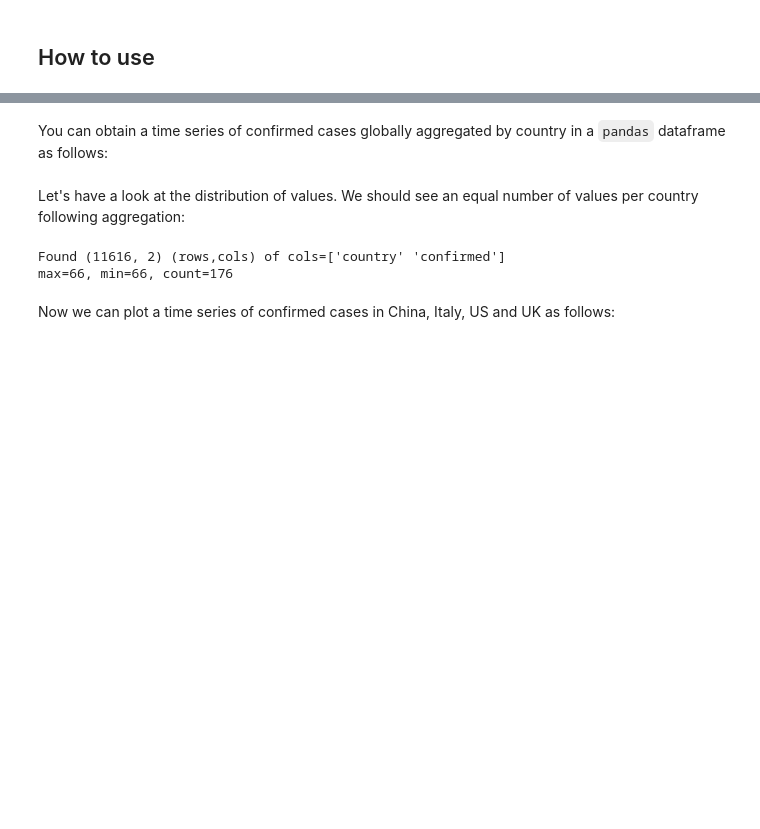
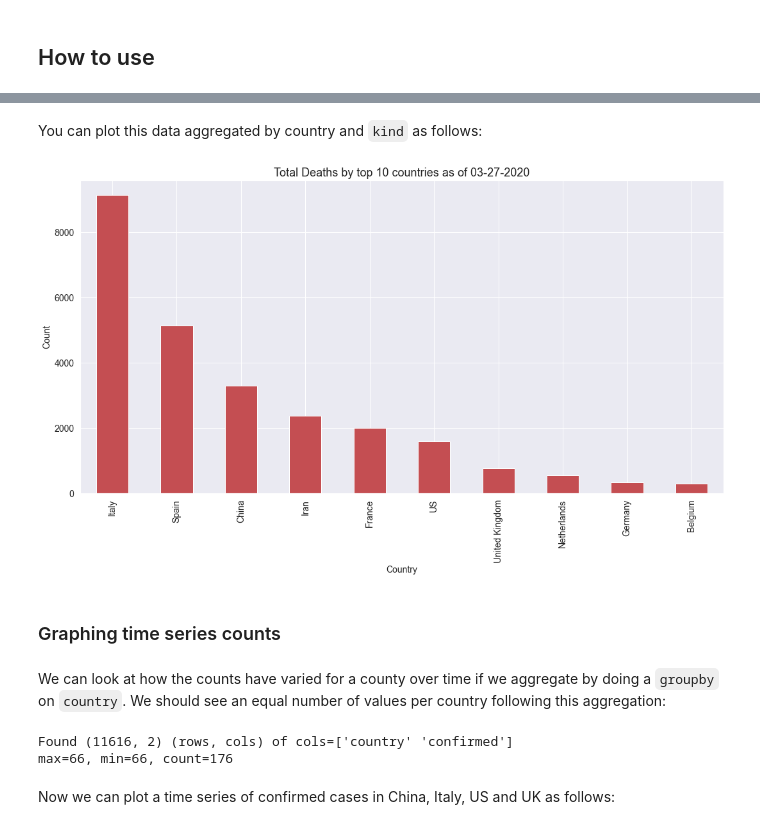
Before and after one commit to malminhas/covid, a Jupyter notebook: index.ipynb, the cells around one changed output, grey strips where cells are left out. Cells and saved outputs as stored; diff of their text form; code cells hidden in the pictures; blank space fills up the shorter version.

```diff
--- a/index.ipynb
+++ b/index.ipynb
@@ -15,2 +34,2 @@ This code is not yet in PyPI.  The corresponding functions described below are a
 # %% [markdown]
-You can obtain a time series of confirmed cases globally aggregated by country in a `pandas` dataframe as follows:
+You can plot this data aggregated by country and `kind` as follows:
@@ -19,11 +36,19 @@ df = procTimeSeriesConfirmed()
+# %%
+setDefaults()
+plotDailyReport(getDailyReport(getYesterday()), color='r', kind='Deaths')
+# %% [output]
+[figure, added]
+# %% [markdown]
+### Graphing time series counts
 # %% [markdown]
-Let's have a look at the distribution of values.  We should see an equal number of values per country following aggregation:
+We can look at how the counts have varied for a county over time if we aggregate by doing a `groupby` on `country`.  We should see an equal number of values per country following this aggregation:
 # %%
-print(f'Found {df.shape} (rows,cols) of cols={df.columns.values}')
+df = procTimeSeriesConfirmed()
+print(f'Found {df.shape} (rows, cols) of cols={df.columns.values}')
 ddf = df.groupby('country')['confirmed'].count().sort_values(ascending=True)
 print(f'max={ddf.max()}, min={ddf.min()}, count={len(ddf)}')
 # %% [output]
-Found (11616, 2) (rows,cols) of cols=['country' 'confirmed']
+Found (11616, 2) (rows, cols) of cols=['country' 'confirmed']
 max=66, min=66, count=176
 # %% [markdown]
 Now we can plot a time series of confirmed cases in China, Italy, US and UK as follows:
```
Also changed, not shown: parts of 13 cells of this notebook, 2 other files.
